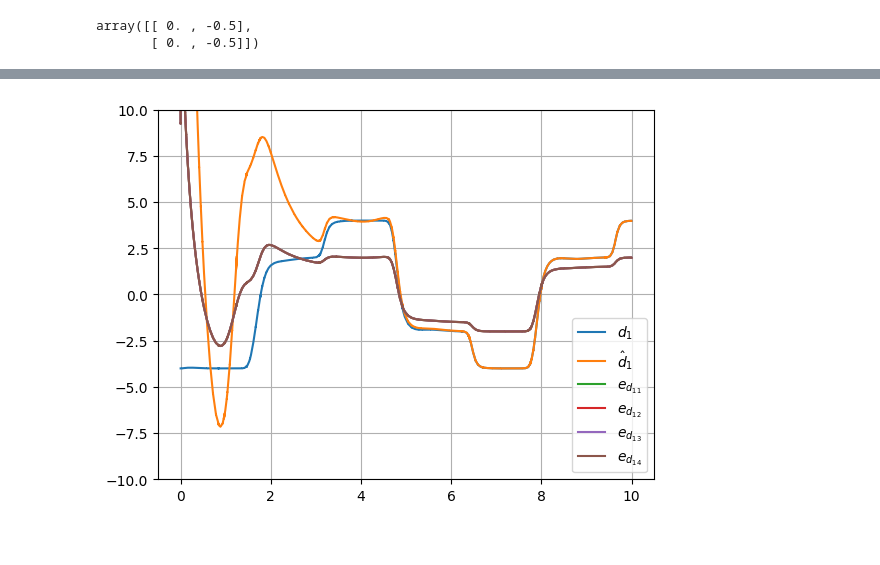
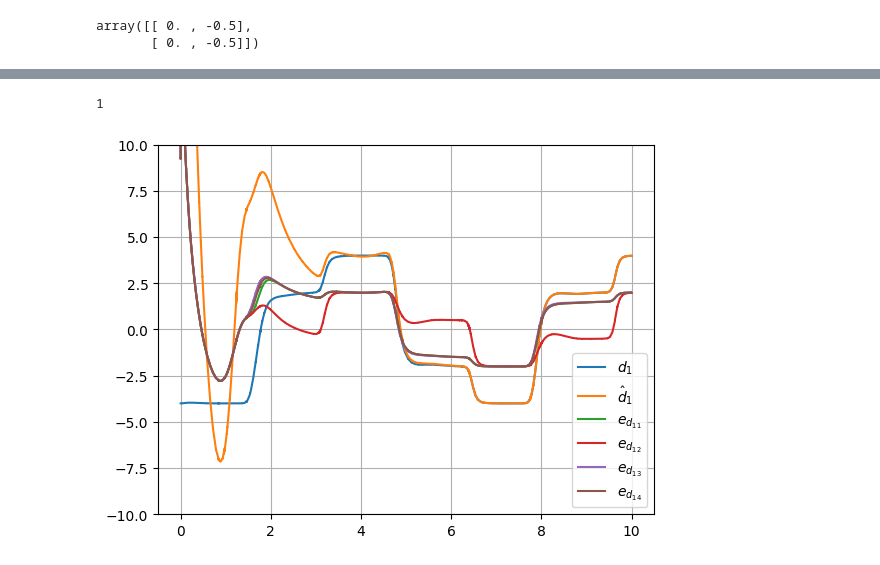
Before and after one commit to LuizAntonio3/Control-Scripts, a Jupyter notebook: notebooks/unknown_input_observer/notebook_files/centralized-interconnected-van-der-pol-oscilator-observer.ipynb, the cells around one changed output, grey strips where cells are left out. Cells and saved outputs as stored; diff of their text form; code cells hidden in the pictures.

```diff
--- a/notebooks/unknown_input_observer/interconnected-van-der-pol-oscilator-observer.ipynb
+++ b/notebooks/unknown_input_observer/notebook_files/centralized-interconnected-van-der-pol-oscilator-observer.ipynb
@@ -578,20 +567,22 @@ array([[-1.02501712e+01],
 # %%
 # for i in range(1, N+1):
-for i in range(1, 1+1):
+for i in range(1, 2):
+    print(i)
     plt.plot(dist_hist[0], dist_hist[i][0, :, 0] + dist_hist[i][0, :, 1] + dist_hist[i][0, :, 2] + dist_hist[i][0, :, 3], label=f"$d_{i}$")
     plt.plot(dist_hist[0], -1*(dist_hist[i][1, :, 0] + dist_hist[i][1, :, 1] + dist_hist[i][1, :, 2] + dist_hist[i][1, :, 3]), label=f"$\hat{{d}}_{i}$")
     plt.plot(dist_hist[0], dist_hist[i][0, :, 0] - dist_hist[i][1, :, 0], label=f'$e_{{d_{{{i}1}}}}$')
-    plt.plot(dist_hist[0], dist_hist[i][0, :, 0] - dist_hist[i][1, :, 1], label=f'$e_{{d_{{{i}2}}}}$')
-    plt.plot(dist_hist[0], dist_hist[i][0, :, 0] - dist_hist[i][1, :, 2], label=f'$e_{{d_{{{i}3}}}}$')
-    plt.plot(dist_hist[0], dist_hist[i][0, :, 0] - dist_hist[i][1, :, 3], label=f'$e_{{d_{{{i}4}}}}$')
+    plt.plot(dist_hist[0], dist_hist[i][0, :, 1] - dist_hist[i][1, :, 1], label=f'$e_{{d_{{{i}2}}}}$')
+    plt.plot(dist_hist[0], dist_hist[i][0, :, 2] - dist_hist[i][1, :, 2], label=f'$e_{{d_{{{i}3}}}}$')
+    plt.plot(dist_hist[0], dist_hist[i][0, :, 3] - dist_hist[i][1, :, 3], label=f'$e_{{d_{{{i}4}}}}$')
 
     # plt.plot(dist_hist[0], dist_hist[i][0, :, 0] - dist_hist[i][1, :, 0], label=f'$e_{{d_{i}}}$') # original comparison
 
 plt.ylim([-10, 10])
 # plt.xlim([-0.2, 4.2])
 plt.legend()
 plt.grid()
 plt.savefig(f".figures/dist_{N}", dpi=600)
 plt.show()
 # %% [output]
+1
-[figure, old version]
+[figure, new version]
```
Also changed, not shown: parts of 3 cells of this notebook, 9 other files.
